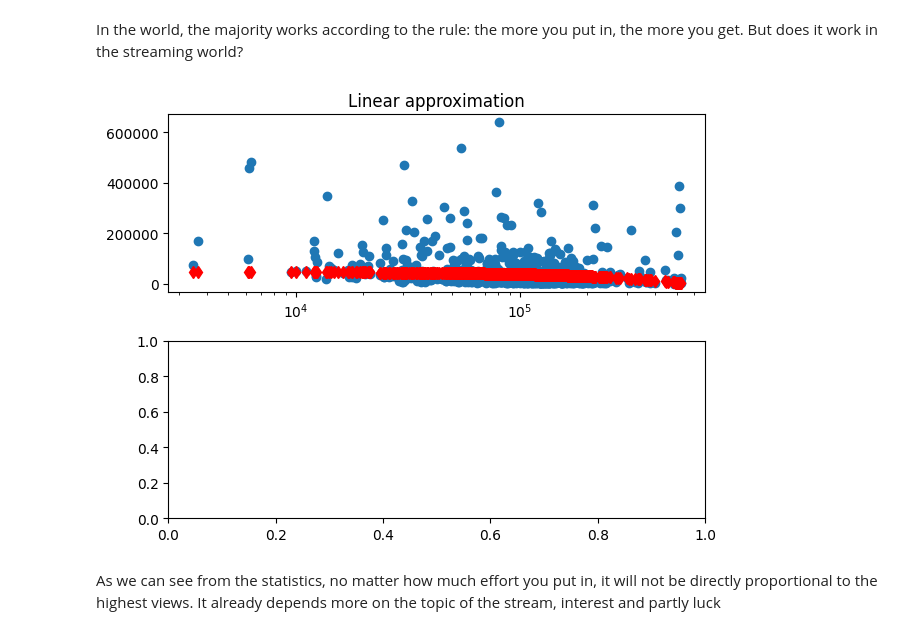
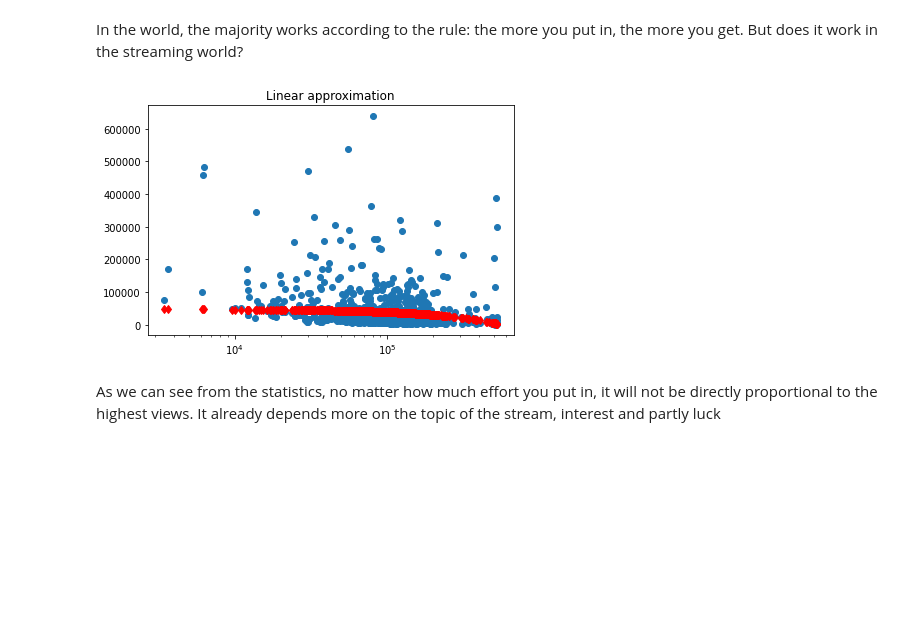
Before and after one commit to pmozil/EDA_team_21, a Jupyter notebook: notebook.ipynb, the cells around one changed output. Saved outputs shown, nothing was run; the diff lists cells and outputs as text; code cells hidden in the pictures; blank space fills up the shorter version.

```diff
--- a/notebook.ipynb
+++ b/notebook.ipynb
@@ -191,13 +190,13 @@ y_axis = df["Peak viewers"]
 reg = np.polyfit(x_axis, y_axis, 1)
 func = np.poly1d(reg)
 # %%
-plots, axis = plt.subplots(2, 1)
-axis[0].plot(x_axis, func(x_axis), 'rd')
-axis[0].scatter(x_axis, y_axis)
-axis[0].set_xscale("log")
-axis[0].set_title("Linear approximation")
+plots, axis = plt.subplots(1, 1)
+axis.plot(x_axis, func(x_axis), 'rd')
+axis.scatter(x_axis, y_axis)
+axis.set_xscale("log")
+axis.set_title("Linear approximation")
 plt.tight_layout()
 # %% [output]
-[figure, old version]
+[figure, new version]
 # %% [markdown]
 As we can see from the statistics, no matter how much effort you put in, it will not be directly proportional to the highest views. It already depends more on the topic of the stream, interest and partly luck
```
Also changed, not shown: parts of 1 cell of this notebook.
